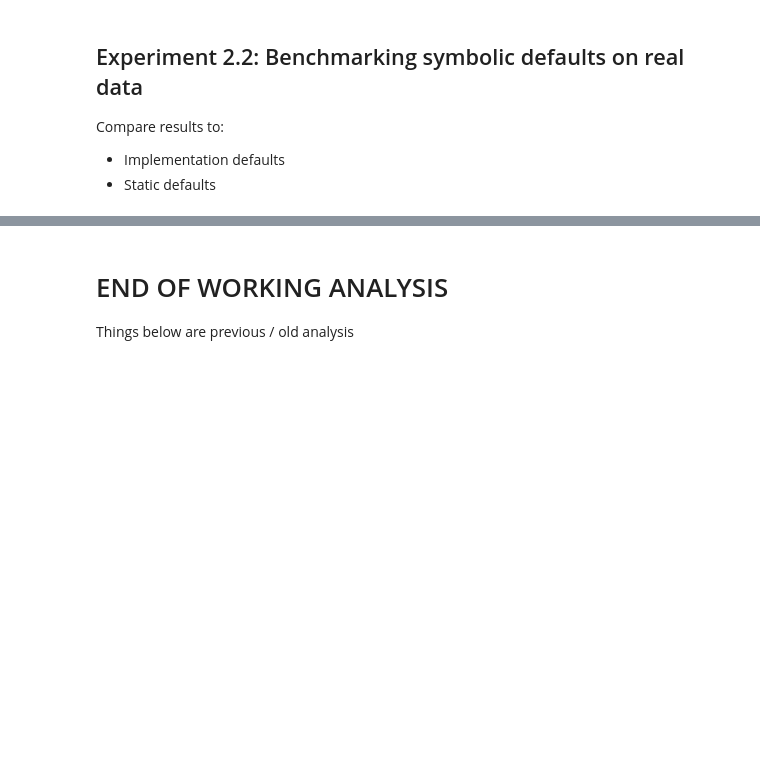
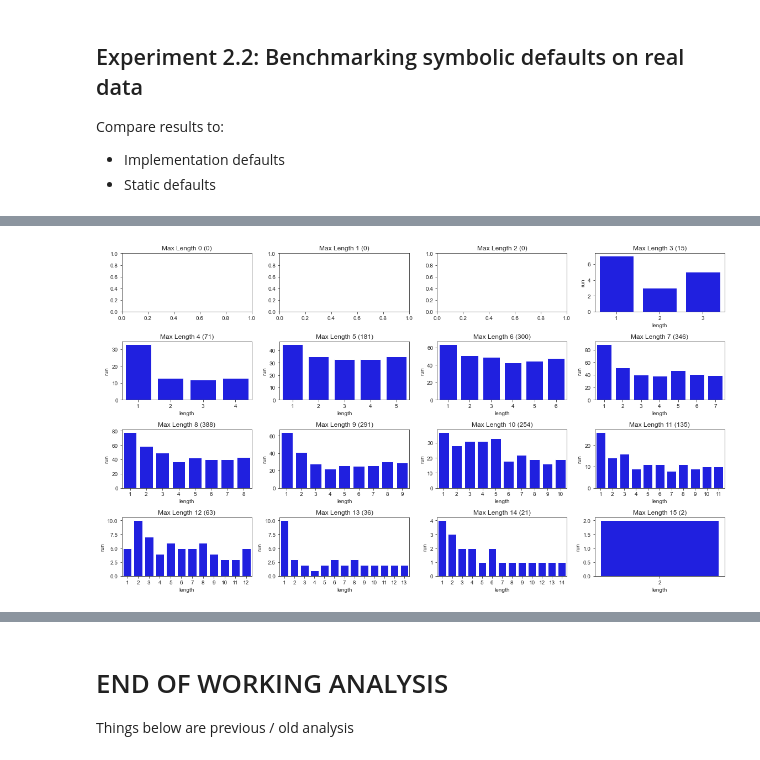
Before and after one commit to PGijsbers/symbolicdefaults, a Jupyter notebook: LogParsing-V3.ipynb, the cells around one changed output, grey strips where cells are left out. Cells and saved outputs as stored; diff of their text form; code cells hidden in the pictures; blank space fills up the shorter version.

```diff
--- a/LogParsing-V3.ipynb
+++ b/LogParsing-V3.ipynb
@@ -508,0 +512,14 @@ for problem in real_baseline.problem.unique():
+# %%
+import matplotlib.pyplot as plt
+
+a = 0
+fig, axes = plt.subplots(4, 4, figsize=(16, 9))
+for i, ax in enumerate(axes.flatten()):
+    d = best_counts[best_counts.maxlength == i]
+    if len(d) > 0:
+        sns.barplot(data=d, x="length", y="run", color="blue", ax=ax)
+    ax.set_title(f"Max Length {i} ({d.run.sum()})")
+    a += d.run.sum()
+fig.tight_layout()
+# %% [output]
+[figure, added]
```
Also changed, not shown: parts of 30 cells of this notebook.
